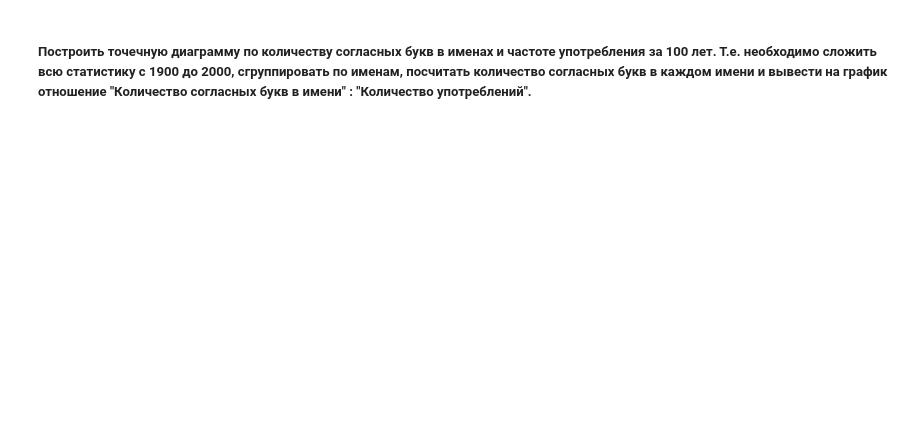
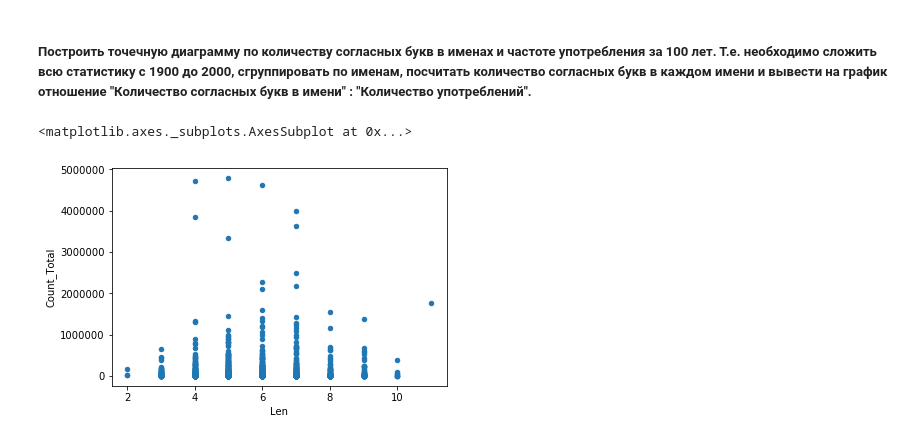
Before and after one commit to vlk83/py-3_task_4.2, a Jupyter notebook: us_names_years_visual.ipynb, the cells around one changed output. Drawn from its saved outputs; the diff is of its cells as text; code cells hidden in the pictures; blank space fills up the shorter version.

```diff
--- a/us_names_years_visual.ipynb
+++ b/us_names_years_visual.ipynb
@@ -45,0 +44,19 @@ df.plot(y='Count', kind='pie')
+# %%
+years = range(1900, 2001, 1)
+cols = ['Name','Gender', 'Count_' + str(years[0])]
+names_merge_years = pd.read_csv(PATH + 'yob' + str(years[0]) + '.txt', names=cols)
+names_merge_years['Count_Total'] = names_merge_years['Count_' + str(years[0])]
+names_merge_years = names_merge_years.drop(['Count_' + str(years[0])], axis=1)
+
+for year in years[1:]:
+    cols = ['Name','Gender', 'Count_' + str(year)]
+    names_year = pd.read_csv(PATH + 'yob' + str(year) + '.txt', names=cols)
+    names_merge_years = pd.merge(names_merge_years, names_year, on=['Name', 'Gender'])
+    names_merge_years['Count_Total'] = names_merge_years['Count_Total'] + names_merge_years['Count_' + str(year)]
+    names_merge_years = names_merge_years.drop(['Count_' + str(year)], axis=1)
+
+names_merge_years['Len'] = names_merge_years.apply(lambda row: len(row.Name), axis=1)
+names_merge_years.plot.scatter(x='Len', y='Count_Total')
+# %% [output]
+<matplotlib.axes._subplots.AxesSubplot at 0x...>
+[figure, added]
```
Also changed, not shown: parts of 2 cells of this notebook.
